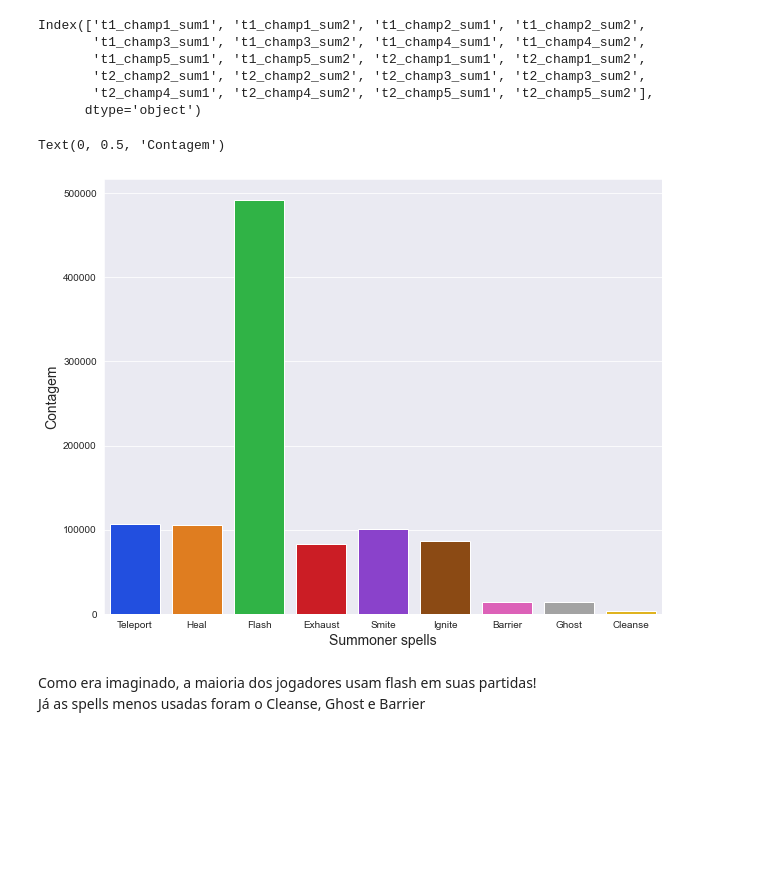
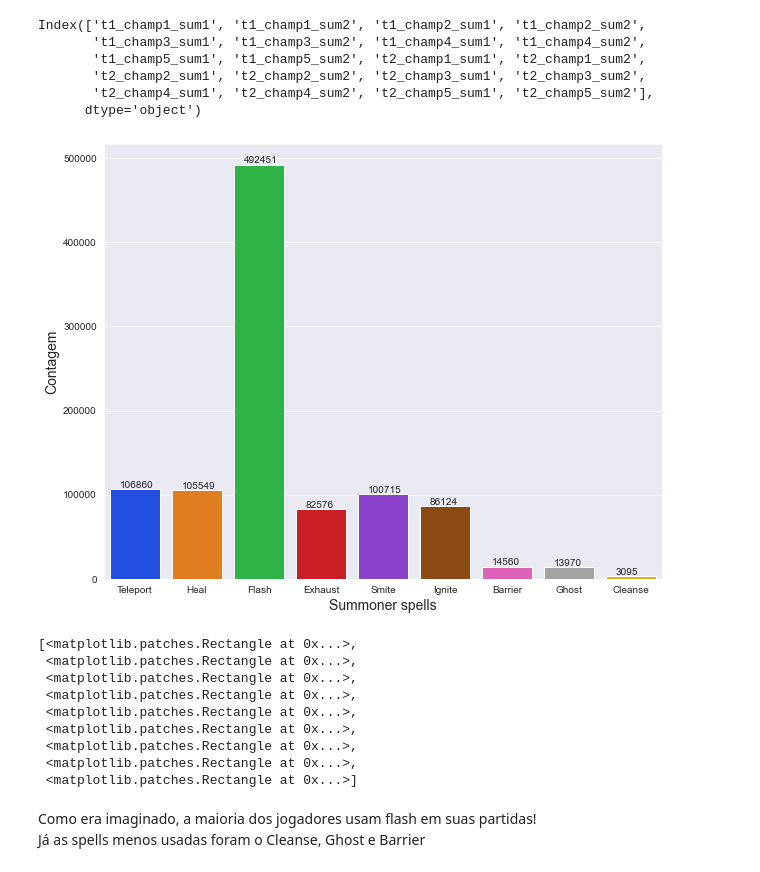
Before and after one commit to rafajovelho/League-Of-Legends-Data-Analysys, a Jupyter notebook: LoL.ipynb, the cells around one changed output. Cells and saved outputs as stored; diff of their text form; code cells hidden in the pictures; blank space fills up the shorter version.

```diff
--- a/LoL.ipynb
+++ b/LoL.ipynb
@@ -363,7 +364,7 @@ def numToColor(x):
     """x -> valor a ser transformado em cor
 
     função que transforma valor 0 em 'blue' e 1 em 'red"""
-    if x == 0:
+    if x == 2:
         color = 'blue'
     elif x == 1:
         color = 'red'
@@ -475,6 +476,18 @@ fig, (ax1,ax2) = plt.subplots(ncols = 2, nrows= 1, sharey = False, figsize= (18,
 
 ax1 = sns.barplot(data = pickCols, x = pickCols.value_counts(), y = pickCols.value_counts().index, ax = ax1, orient = 'h')
 ax2 = sns.barplot(data = banCols, x = banCols.value_counts(), y = banCols.value_counts().index, ax = ax2, orient= 'h')
+
+initialx1 = 0
+initialx2 = 0
+
+for p in ax1.patches:
+    ax1.text(p.get_width(),(p.get_height()/139)+(initialx1+0.2), '{:1.0f}'.format(p.get_width()))
+    initialx1 += 1
+
+for p in ax2.patches:
+    ax2.text(p.get_width()+200,(p.get_height()/139)+(initialx2+0.2), '{:1.0f}'.format(p.get_width()))
+    initialx2 += 1
+
 
 ax1.set_ylabel('Campeões', fontdict={'fontsize': 14})
 ax1.set_xlabel('Contagem')
@@ -507,14 +520,32 @@ sumSummon = pd.concat([df['t1_champ1_sum1'], df['t1_champ1_sum2'], df['t1_champ2
 # %%
 plt.figure(figsize=(10,8))
 
-sns.countplot(x = sumSummon, palette = 'bright')
+ax = sns.countplot(x = sumSummon, palette = 'bright')
 plt.xlabel('Summoner spells', fontdict={'fontsize': 14})
 plt.ylabel('Contagem', fontdict={'fontsize': 14})
 
+count = 0
+for p in ax.patches:
+    ax.text(p.get_width()+(count-1.05), p.get_height()+2000 ,p.get_height())
+    count+=1
+
+
+
 plt.show()
 # %% [output]
-Text(0, 0.5, 'Contagem')
-[figure, old version]
+[figure, new version]
+# %%
+ax.patches
+# %% [output]
+[<matplotlib.patches.Rectangle at 0x...>,
+ <matplotlib.patches.Rectangle at 0x...>,
+ <matplotlib.patches.Rectangle at 0x...>,
+ <matplotlib.patches.Rectangle at 0x...>,
+ <matplotlib.patches.Rectangle at 0x...>,
+ <matplotlib.patches.Rectangle at 0x...>,
+ <matplotlib.patches.Rectangle at 0x...>,
+ <matplotlib.patches.Rectangle at 0x...>,
+ <matplotlib.patches.Rectangle at 0x...>]
 # %% [markdown]
 Como era imaginado, a maioria dos jogadores usam flash em suas partidas!
 Já as spells menos usadas foram o Cleanse, Ghost e Barrier
```
Also changed, not shown: parts of 7 cells of this notebook.
